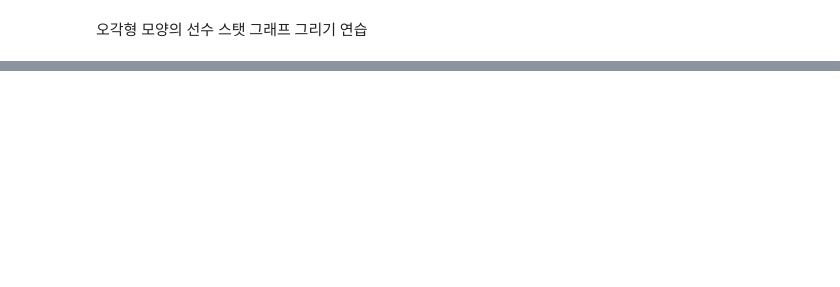
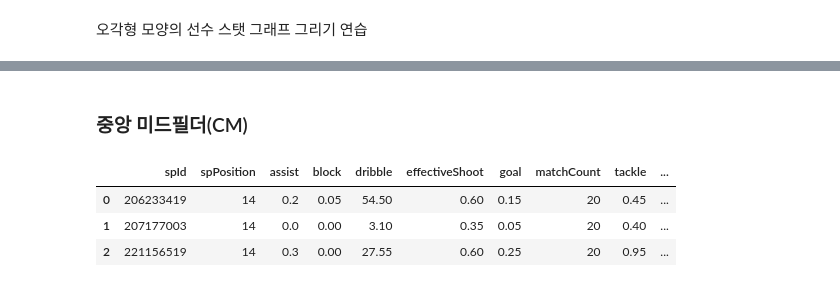
Before and after one commit to euneestella/fifa-online-ranker-analysis, a Jupyter notebook: ranker_analysis.ipynb, the cells around one changed output, grey strips where cells are left out. Cells and saved outputs as stored; diff of their text form; code cells hidden in the pictures; blank space fills up the shorter version.

```diff
--- a/ranker_analysis.ipynb
+++ b/ranker_analysis.ipynb
@@ -158,0 +253,13 @@ fig.show()
+# %% [markdown]
+### 중앙 미드필더(CM)
+# %%
+cm = fifa[(fifa.spPosition == 14) & (fifa.matchCount == 20)]
+cm_top3 = cm.sort_values(by = 'passRate', ascending = False).head(3)
+cm_top3.reset_index( inplace = True )
+cm_top3.drop(['index'], axis=1, inplace = True)
+cm_top3
+# %% [output]
+|  | spId | spPosition | assist | block | dribble | effectiveShoot | goal | matchCount | tackle | ... |
+| 0 | 206233419 | 14 | 0.2 | 0.05 | 54.50 | 0.60 | 0.15 | 20 | 0.45 | ... |
+| 1 | 207177003 | 14 | 0.0 | 0.00 | 3.10 | 0.35 | 0.05 | 20 | 0.40 | ... |
+| 2 | 221156519 | 14 | 0.3 | 0.00 | 27.55 | 0.60 | 0.25 | 20 | 0.95 | ... |
```
Also changed, not shown: parts of 27 cells of this notebook.
